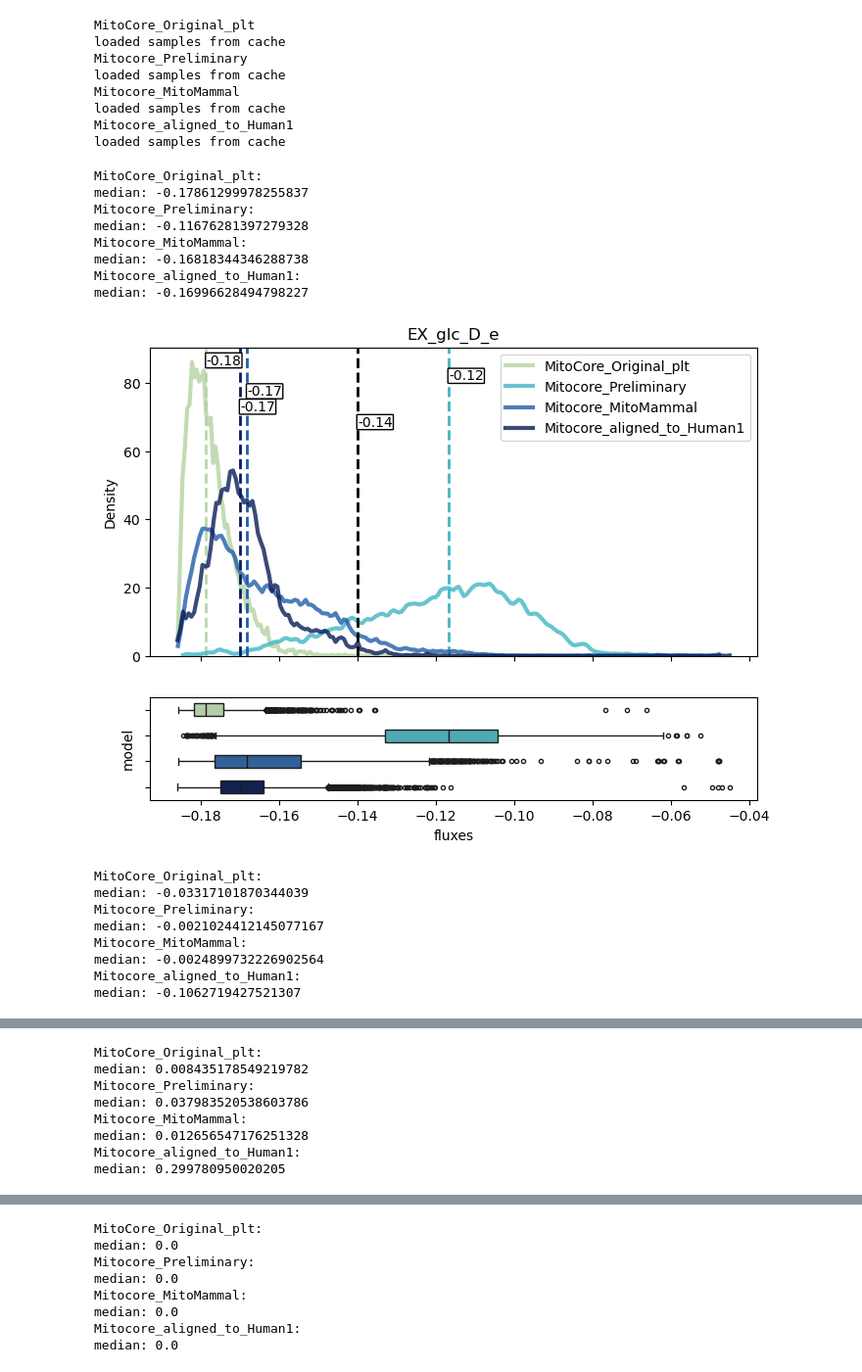
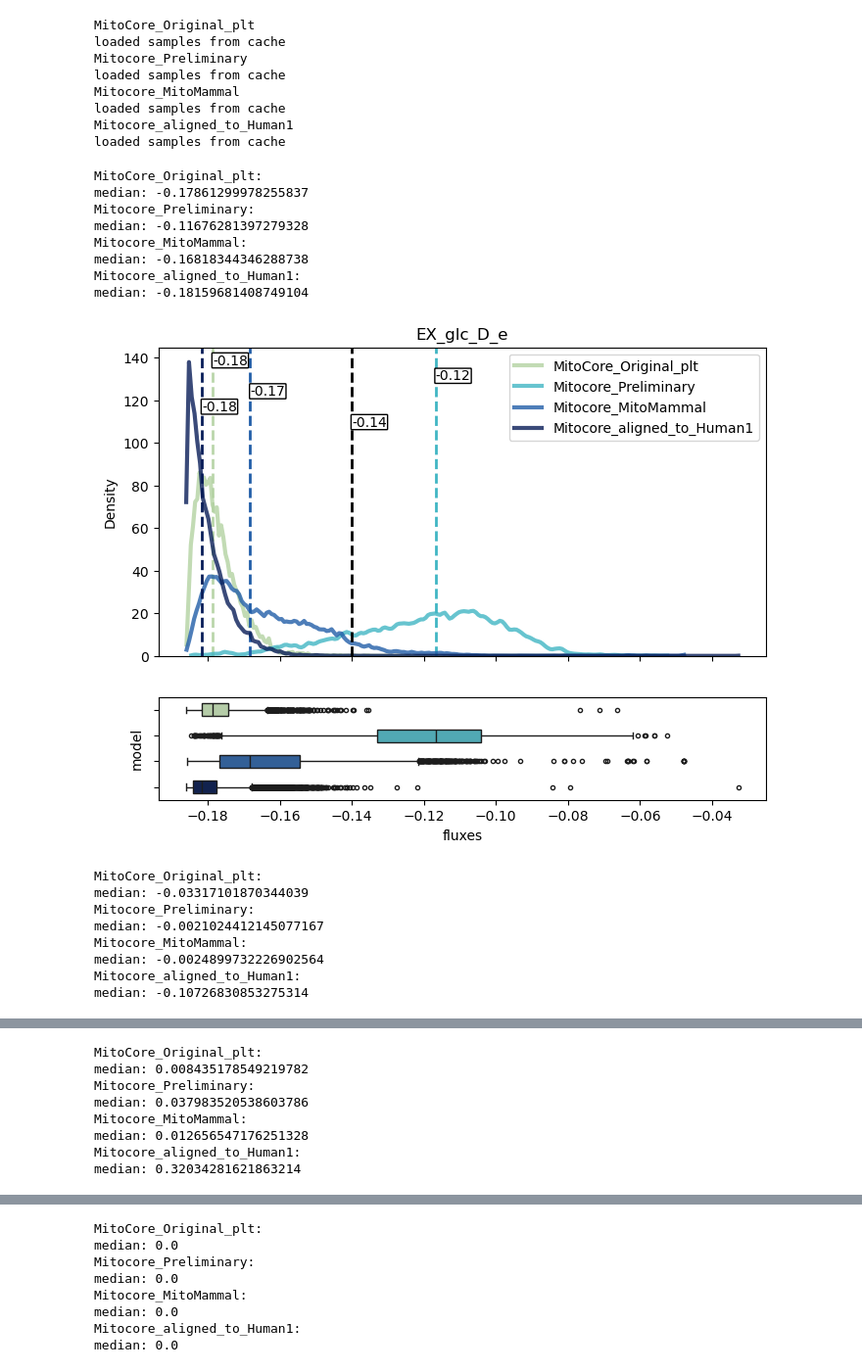
Before and after one commit to Benjamin-Reyes-S/MitoCore-curation-workflow, a Jupyter notebook: smoment/scripts/08_FBA_comparison_and_chrr_sampling.ipynb, the cells around one changed output, grey strips where cells are left out. Shown at 98% size. Drawn from its saved outputs; the diff is of its cells as text; code cells hidden in the pictures.

```diff
--- a/smoment/scripts/08_FBA_comparison_and_chrr_sampling.ipynb
+++ b/smoment/scripts/08_FBA_comparison_and_chrr_sampling.ipynb
@@ -157,6 +157,13 @@ sampling_comparison_dict = {
     "Mitocore_aligned_to_Human1": [],
 }
 
+pdhm_data = {
+    "MitoCore_Original_plt": [],
+    "Mitocore_Preliminary": [],
+    "Mitocore_MitoMammal": [],
+    "Mitocore_aligned_to_Human1": []
+}
+
 glyco_oxphos_splits_sampling = {
     "model": [],
     "glycolysis_fraction": [],
@@ -275,8 +287,8 @@ threads = 16
 
 for model_name, model in models_dict.items():
 
-    if not model_name == "Mitocore_aligned_to_Human1":
-        continue
+    # if not model_name == "Mitocore_aligned_to_Human1":
+    #     continue
 
     print(model_name)
     sampling_problem_path = f"./../flux_sampling/{model_name}_problem.pkl"
@@ -287,8 +299,8 @@ for model_name, model in models_dict.items():
             results = pickle.load(f)
         print('loaded samples from cache')
     else:
-        # results = chrr_sampling(model_path=f"./../flux_sampling/{model_name}_sampling_model.xml", problem_path=sampling_problem_path, threads=threads, n_samples=2500, seed=511)
-        results = optgp_sampling(model_path=f"./../flux_sampling/{model_name}_sampling_model.xml", thinning=None, threads=threads, n_samples=40000, seed=511)
+        results = chrr_sampling(model_path=f"./../flux_sampling/{model_name}_sampling_model.xml", problem_path=sampling_problem_path, threads=threads, n_samples=2500, seed=511)
+        # results = optgp_sampling(model_path=f"./../flux_sampling/{model_name}_sampling_model.xml", thinning=None, threads=threads, n_samples=40000, seed=511)
 
         with open(sampling_results_path, "wb") as f:
             pickle.dump(results, f)
@@ -297,9 +309,11 @@ for model_name, model in models_dict.items():
 
     # get only reactions of interest
     sampling_results = results[sampling_comparison_dict["reaction"]]
+    pdhm_results = results["PDHm_GPRSPLIT_1"] if "PDHm_GPRSPLIT_1" in results.columns else results["PDHm"]
 
     # data formatting for plotting: stack every column and generate a long data frame
     sample_results_with_index = sampling_results.reset_index()
+    pdhm_data[model_name] = list(pdhm_results.values)
 
     for reaction in sampling_comparison_dict["reaction"]:
         fluxes = sample_results_with_index.loc[:,["index", reaction]]
@@ -351,88 +416,44 @@ for reaction_index in range(0, len(sampling_comparison_dict["reaction"])):
 
     reaction = sampling_comparison_dict["reaction"][reaction_index]
     measurement = sampling_comparison_dict["measured_flux"][reaction_index]
-
-    fig, (ax1, ax2) = plt.subplots(2, 1, sharex=True, figsize=(8, 6), gridspec_kw={'height_ratios': [3, 1]})
 
     plot_data = {"model": [], "fluxes": []}
 
     medians = []
     means = []
 
     for model_name in model_paths_dict.keys():
         # create a density plot and show the FBA value as vertical line
         data = list(sampling_comparison_dict[model_name][reaction_index][reaction]) # ATP production fluxes
 
         print(f'{model_name}:')
         print(f'median: {statistics.median(data)}')
 
         medians.append(statistics.median(data))
         means.append(statistics.mean(data))
 
         plot_data["model"] += [model_name] * len(data)
         plot_data["fluxes"] += data
 
     plot_data_df = pandas.DataFrame(plot_data)
 
-    measured_value = 1.7
+    try:
+        density_plots(model_names=list(model_paths_dict.keys()), model_to_fluxes_df=plot_data_df, measurement=measurement, palette=palette)
 
-    try:
-        for i, model_name in enumerate(model_paths_dict.keys()):
-            sns.kdeplot(
-                data=plot_data_df.loc[plot_data_df['model'] == model_name],
-                x='fluxes',
-                color=palette[i],
-                bw_adjust=.2,
-                multiple="stack",
-                cut=0,
-                alpha=0.8,
-                linewidth=3,
-                fill=False,
-                label=model_name,
-                ax=ax1
-                )
-            # median value
-            ax1.axvline(medians[i], color=palette[i], linestyle='--', linewidth=2)
-            ax1.text(medians[i], 0.98 - i*0.05, f"{medians[i]:.2f}", color='k',
-                    ha='left', va='top', transform=ax1.get_xaxis_transform(), bbox=dict(facecolor='white', edgecolor='black', boxstyle='round,pad=0.05'))
-
-        # measured values value
-        ax1.axvline(measurement, color='k', linestyle='--', linewidth=2)
-        ax1.text(measurement, 0.98 - (i+1)*0.05, f"{measurement:.2f}", color='k',
-                ha='left', va='top', transform=ax1.get_xaxis_transform(), bbox=dict(facecolor='white', edgecolor='black', boxstyle='round,pad=0.05'))
-
-        # ax.set_xlim([1.2, 2])
-        ax1.set_xlabel('Flux (mmol/(gdw h))')
-        ax1.set_title(reaction)
-        ax1.legend()
-
-        sns.boxplot(
-            data=plot_data_df,
-            x='fluxes',
-            y='model',
-            hue='model',
-            width=.5,
-            palette=palette,
-            legend=False,
-            flierprops={"marker": "."},
-            ax=ax2
-        )
-        ax2.set_yticklabels([])
-
-        plt.savefig(f"./../flux_sampling/{reaction}_sampling_comparison.png", dpi=300, bbox_inches='tight')
+        plt.savefig(f"./../flux_sampling/{reaction}_sampling_comparison.svg", bbox_inches='tight')
         plt.show()
     except Exception as e:
         print(f"Could not create plot for reaction {reaction}: {str(e)}")
 # %% [output]
 MitoCore_Original_plt:
 median: -0.17861299978255837
 Mitocore_Preliminary:
 median: -0.11676281397279328
 Mitocore_MitoMammal:
 median: -0.16818344346288738
 Mitocore_aligned_to_Human1:
-median: -0.16996628494798227
+median: -0.18159681408749104
-[figure, old version]
+[figure, new version]
 MitoCore_Original_plt:
 median: -0.03317101870344039
 Mitocore_Preliminary:
@@ -440,4 +461,4 @@ median: -0.0021024412145077167
 Mitocore_MitoMammal:
 median: -0.0024899732226902564
 Mitocore_aligned_to_Human1:
-median: -0.1062719427521307
+median: -0.10726830853275314
@@ -449,4 +470,4 @@ median: 0.037983520538603786
 Mitocore_MitoMammal:
 median: 0.012656547176251328
 Mitocore_aligned_to_Human1:
-median: 0.299780950020205
+median: 0.32034281621863214
```
Also changed, not shown: parts of 5 cells of this notebook, 31 other files.
